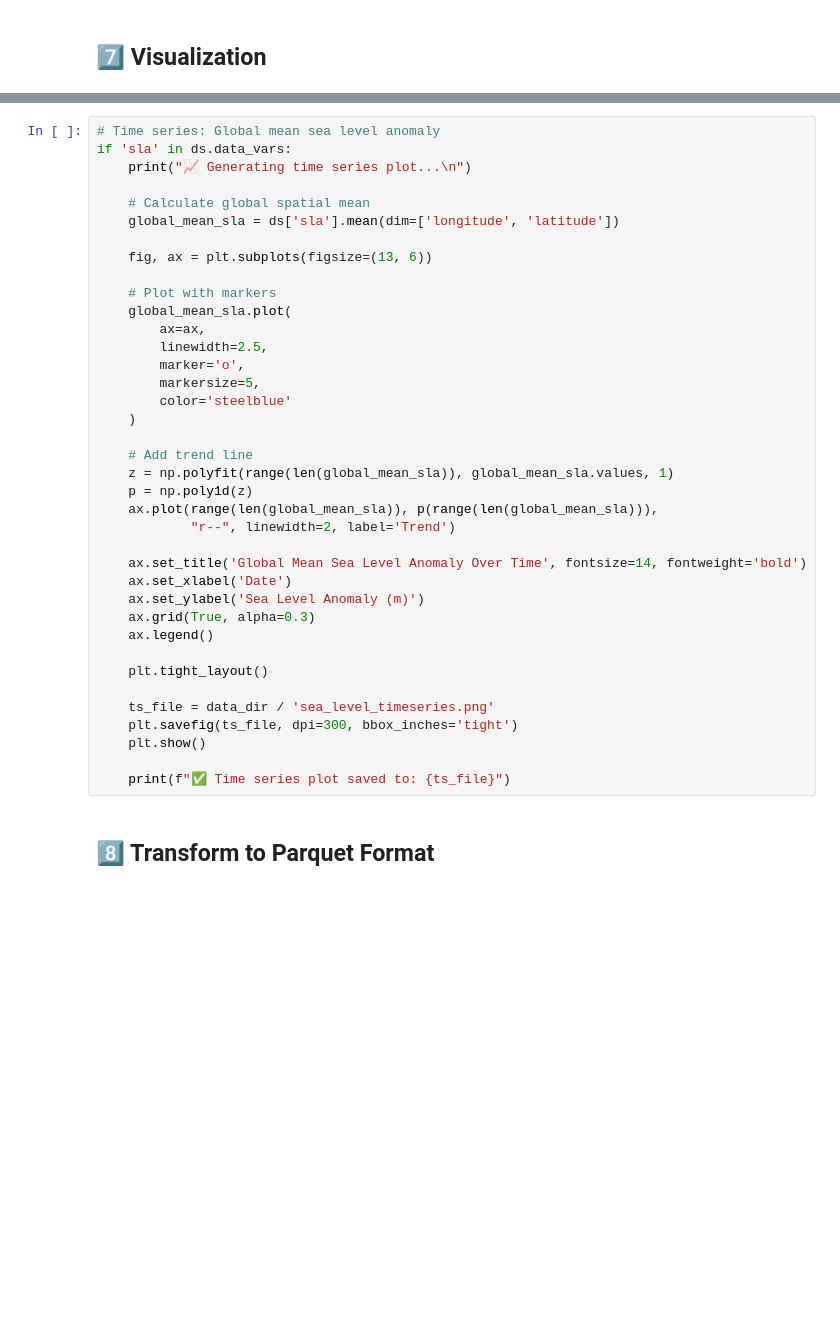
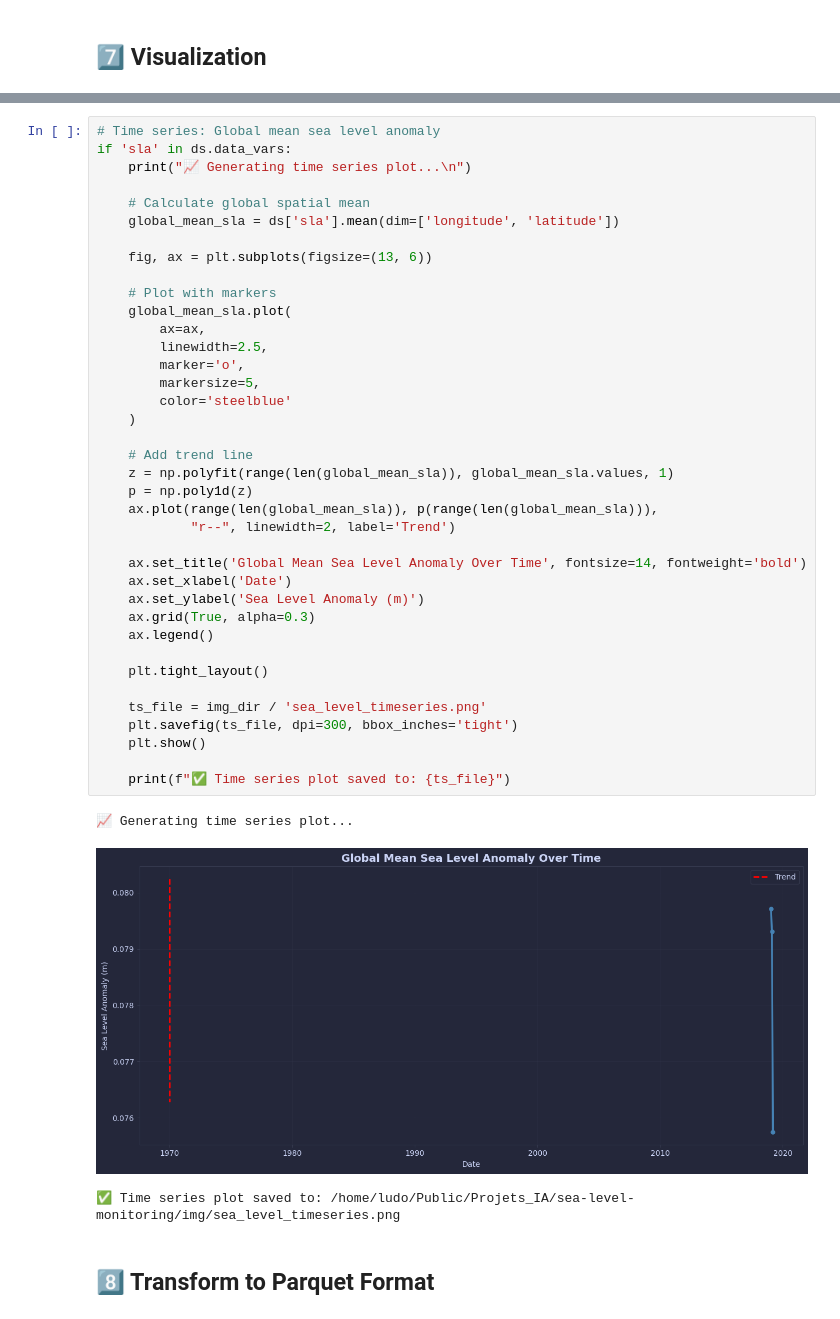
Before and after one commit to ludovite/sea-level-monitoring, a Jupyter notebook: notebooks/sea_level_monitoring_uv.ipynb, the cells around one changed output, grey strips where cells are left out. Drawn from its saved outputs; the diff is of its cells as text; blank space fills up the shorter version.

```diff
--- a/notebooks/sea_level_monitoring_uv.ipynb
+++ b/notebooks/sea_level_monitoring_uv.ipynb
@@ -458,34 +470,38 @@ if 'sla' in ds.data_vars:
 
     fig, ax = plt.subplots(figsize=(13, 6))
 
     # Plot with markers
     global_mean_sla.plot(
         ax=ax,
         linewidth=2.5,
         marker='o',
         markersize=5,
         color='steelblue'
     )
 
     # Add trend line
     z = np.polyfit(range(len(global_mean_sla)), global_mean_sla.values, 1)
     p = np.poly1d(z)
     ax.plot(range(len(global_mean_sla)), p(range(len(global_mean_sla))),
             "r--", linewidth=2, label='Trend')
 
     ax.set_title('Global Mean Sea Level Anomaly Over Time', fontsize=14, fontweight='bold')
     ax.set_xlabel('Date')
     ax.set_ylabel('Sea Level Anomaly (m)')
     ax.grid(True, alpha=0.3)
     ax.legend()
 
     plt.tight_layout()
 
-    ts_file = data_dir / 'sea_level_timeseries.png'
+    ts_file = img_dir / 'sea_level_timeseries.png'
     plt.savefig(ts_file, dpi=300, bbox_inches='tight')
     plt.show()
 
     print(f"✅ Time series plot saved to: {ts_file}")
+# %% [output]
+📈 Generating time series plot...
+[figure, added]
+✅ Time series plot saved to: /home/ludo/Public/Projets_IA/sea-level-monitoring/img/sea_level_timeseries.png
 # %% [markdown]
 ## 8️⃣ Transform to Parquet Format
 # %%
```
Also changed, not shown: parts of 4 cells of this notebook, 2 other files.
